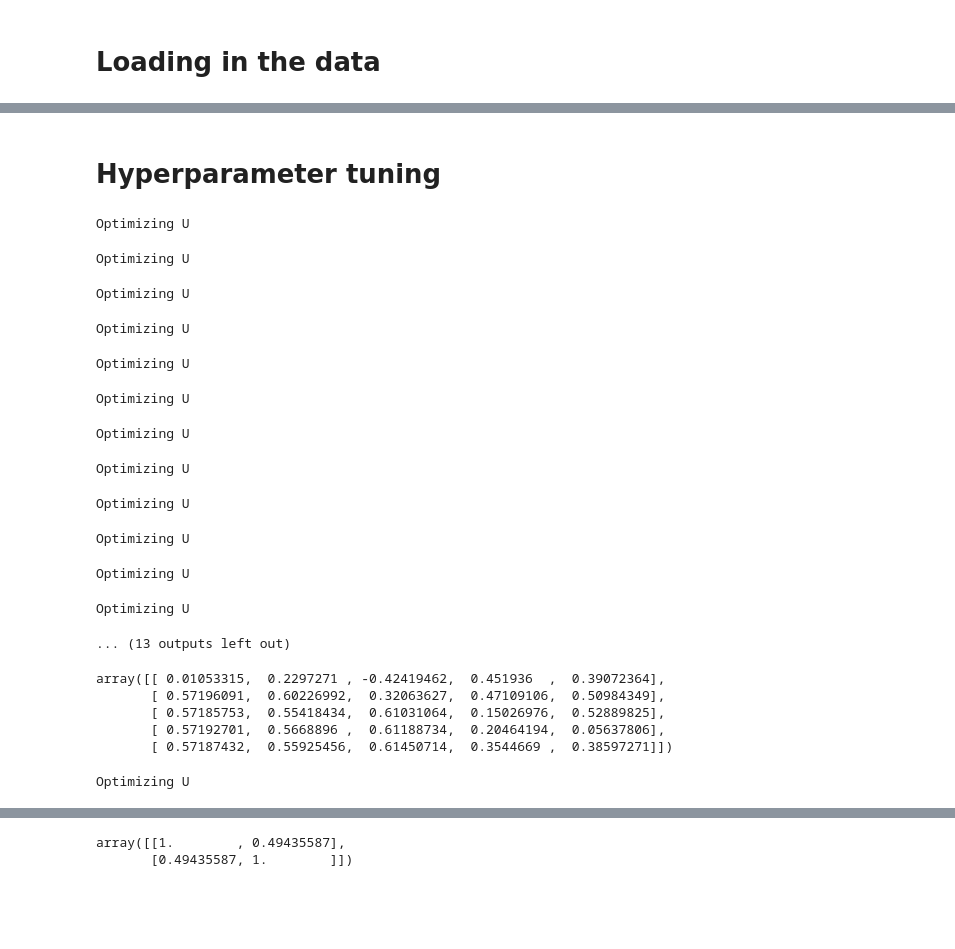
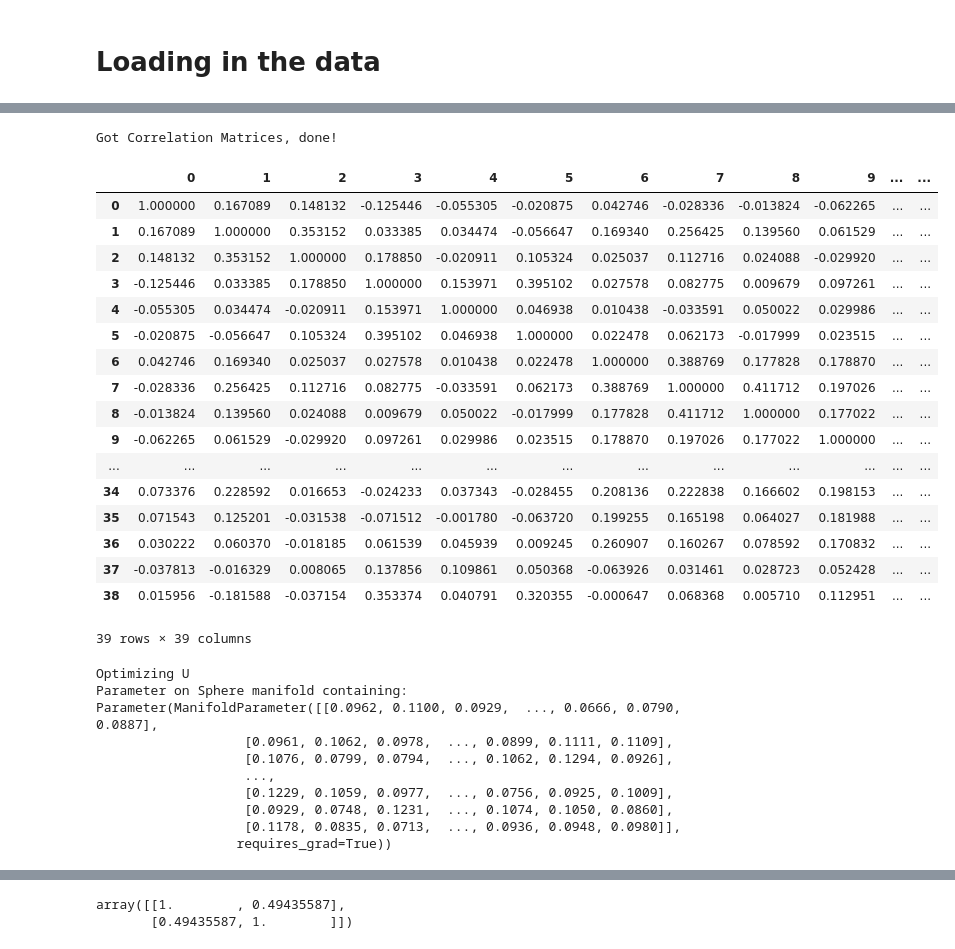
Before and after one commit to NoahWanless/SuperEeg-M467-project, a Jupyter notebook: test_new_u_method.ipynb, the cells around one changed output, grey strips where cells are left out. Saved outputs shown, nothing was run; the diff lists cells and outputs as text; code cells hidden in the pictures; blank space fills up the shorter version.

```diff
--- a/test_new_u_method.ipynb
+++ b/test_new_u_method.ipynb
@@ -84,41 +59,40 @@ Got Correlation Matrices, done!
-# %% [markdown]
-# Hyperparameter tuning
-# %%
-rank_range = [25,50,100,200,500]
-lamb_range = [.1,1,5,10,20]
-row_means = np.mean(file_held, axis=0, keepdims=True)
-row_stds = np.std(file_held, axis=0, keepdims=True)
-z_held = (file_held - row_means) / row_stds #this is the z-score for that
-correlations = np.zeros((5,5))
-for i,r in enumerate(rank_range):
-    for j,l in enumerate(lamb_range):
-        U_det, loss = create_u(k=20,r=r,lamb=l,patient_corr_mat=patient_corr_mat,xyz_clean=xyz_clean,training_steps=1000,graph='rbf')
-        pred,indices = single_patient_prediction_pure(0,cleaned,(U_det@U_det.T)) #gets the prediction
-        correl = np.corrcoef(pred[:,0],z_held)[0][1] #gets the corner correlation
-        correlations[i][j] = correl
-# %% [output]
-Optimizing U
-Optimizing U
-Optimizing U
-Optimizing U
-Optimizing U
-Optimizing U
-Optimizing U
-Optimizing U
-Optimizing U
-Optimizing U
-Optimizing U
-Optimizing U
-... (13 outputs left out)
-# %%
-correlations
-# %% [output]
-array([[ 0.01053315,  0.2297271 , -0.42419462,  0.451936  ,  0.39072364],
-       [ 0.57196091,  0.60226992,  0.32063627,  0.47109106,  0.50984349],
-       [ 0.57185753,  0.55418434,  0.61031064,  0.15026976,  0.52889825],
-       [ 0.57192701,  0.5668896 ,  0.61188734,  0.20464194,  0.05637806],
-       [ 0.57187432,  0.55925456,  0.61450714,  0.3544669 ,  0.38597271]])
+# %%
+patient_corr_mat = make_patient_correlation_matrix(xyz_clean,cleaned)
+print('Got Correlation Matrices, done!')
+# %% [output]
+Got Correlation Matrices, done!
+# %%
+patient_corr_mat[1]
+# %% [output]
+|  | 0 | 1 | 2 | 3 | 4 | 5 | 6 | 7 | 8 | 9 | ... | ... |
+| 0 | 1.000000 | 0.167089 | 0.148132 | -0.125446 | -0.055305 | -0.020875 | 0.042746 | -0.028336 | -0.013824 | -0.062265 | ... | ... |
+| 1 | 0.167089 | 1.000000 | 0.353152 | 0.033385 | 0.034474 | -0.056647 | 0.169340 | 0.256425 | 0.139560 | 0.061529 | ... | ... |
+| 2 | 0.148132 | 0.353152 | 1.000000 | 0.178850 | -0.020911 | 0.105324 | 0.025037 | 0.112716 | 0.024088 | -0.029920 | ... | ... |
+| 3 | -0.125446 | 0.033385 | 0.178850 | 1.000000 | 0.153971 | 0.395102 | 0.027578 | 0.082775 | 0.009679 | 0.097261 | ... | ... |
+| 4 | -0.055305 | 0.034474 | -0.020911 | 0.153971 | 1.000000 | 0.046938 | 0.010438 | -0.033591 | 0.050022 | 0.029986 | ... | ... |
+| 5 | -0.020875 | -0.056647 | 0.105324 | 0.395102 | 0.046938 | 1.000000 | 0.022478 | 0.062173 | -0.017999 | 0.023515 | ... | ... |
+| 6 | 0.042746 | 0.169340 | 0.025037 | 0.027578 | 0.010438 | 0.022478 | 1.000000 | 0.388769 | 0.177828 | 0.178870 | ... | ... |
+| 7 | -0.028336 | 0.256425 | 0.112716 | 0.082775 | -0.033591 | 0.062173 | 0.388769 | 1.000000 | 0.411712 | 0.197026 | ... | ... |
+| 8 | -0.013824 | 0.139560 | 0.024088 | 0.009679 | 0.050022 | -0.017999 | 0.177828 | 0.411712 | 1.000000 | 0.177022 | ... | ... |
+| 9 | -0.062265 | 0.061529 | -0.029920 | 0.097261 | 0.029986 | 0.023515 | 0.178870 | 0.197026 | 0.177022 | 1.000000 | ... | ... |
+| ... | ... | ... | ... | ... | ... | ... | ... | ... | ... | ... | ... | ... |
+| 34 | 0.073376 | 0.228592 | 0.016653 | -0.024233 | 0.037343 | -0.028455 | 0.208136 | 0.222838 | 0.166602 | 0.198153 | ... | ... |
+| 35 | 0.071543 | 0.125201 | -0.031538 | -0.071512 | -0.001780 | -0.063720 | 0.199255 | 0.165198 | 0.064027 | 0.181988 | ... | ... |
+| 36 | 0.030222 | 0.060370 | -0.018185 | 0.061539 | 0.045939 | 0.009245 | 0.260907 | 0.160267 | 0.078592 | 0.170832 | ... | ... |
+| 37 | -0.037813 | -0.016329 | 0.008065 | 0.137856 | 0.109861 | 0.050368 | -0.063926 | 0.031461 | 0.028723 | 0.052428 | ... | ... |
+| 38 | 0.015956 | -0.181588 | -0.037154 | 0.353374 | 0.040791 | 0.320355 | -0.000647 | 0.068368 | 0.005710 | 0.112951 | ... | ... |
+39 rows × 39 columns
 # %%
 U_det, loss = create_u(k=20,r=100,lamb=10,patient_corr_mat=patient_corr_mat,xyz_clean=xyz_clean,training_steps=5000,graph='rbf') #.0005
+pred,indices = single_patient_prediction_pure(0,cleaned,(U_det@U_det.T))
 # %% [output]
 Optimizing U
+Parameter on Sphere manifold containing:
+Parameter(ManifoldParameter([[0.0962, 0.1100, 0.0929,  ..., 0.0666, 0.0790, 0.0887],
+                   [0.0961, 0.1062, 0.0978,  ..., 0.0899, 0.1111, 0.1109],
+                   [0.1076, 0.0799, 0.0794,  ..., 0.1062, 0.1294, 0.0926],
+                   ...,
+                   [0.1229, 0.1059, 0.0977,  ..., 0.0756, 0.0925, 0.1009],
+                   [0.0929, 0.0748, 0.1231,  ..., 0.1074, 0.1050, 0.0860],
+                   [0.1178, 0.0835, 0.0713,  ..., 0.0936, 0.0948, 0.0980]],
+                  requires_grad=True))
```
Also changed, not shown: parts of 9 cells of this notebook, 2 other files.
